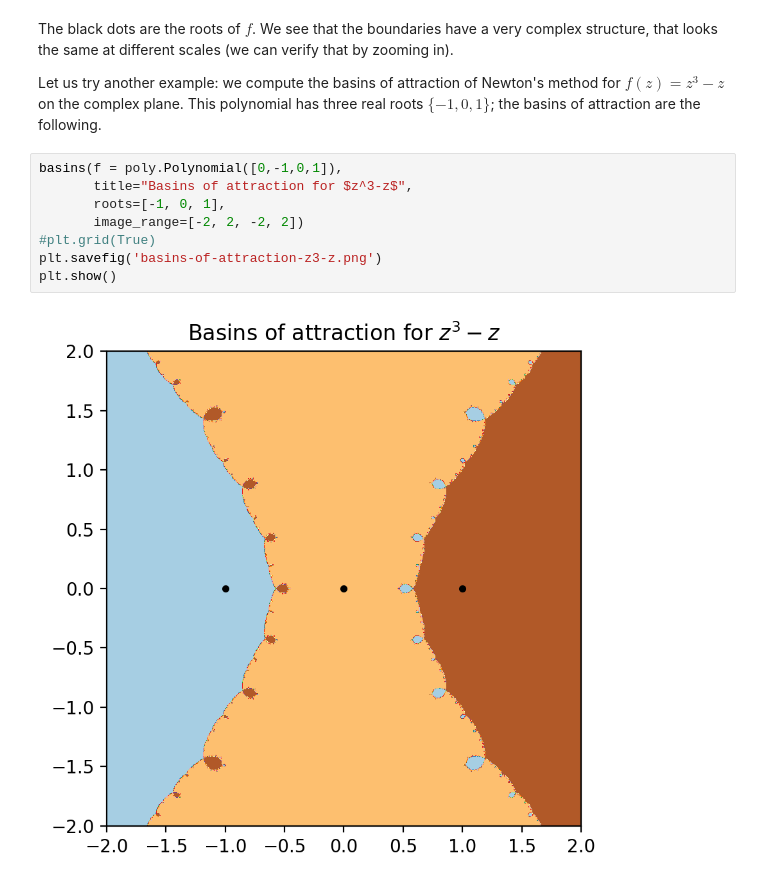
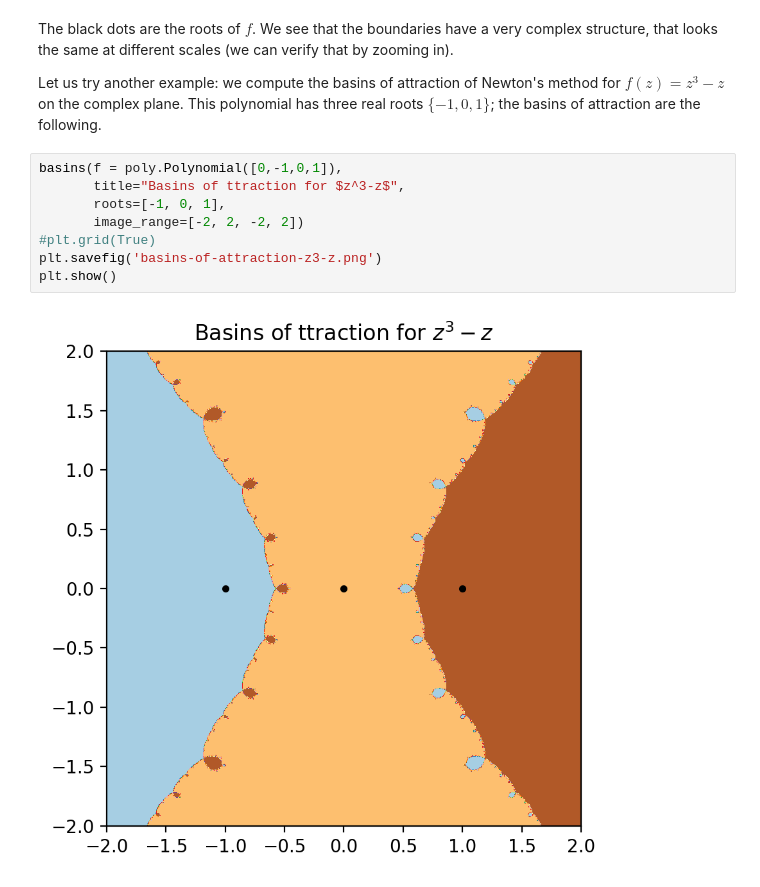
Before and after one commit to mmarzolla/chaos-fractals-phd-course, a Jupyter notebook: Basins-of-attraction.ipynb, the cells around one changed output. Saved outputs shown, nothing was run; the diff lists cells and outputs as text.

```diff
--- a/Basins-of-attraction.ipynb
+++ b/Basins-of-attraction.ipynb
@@ -153,11 +154,11 @@ The black dots are the roots of $f$. We see that the boundaries have a very comp
 Let us try another example: we compute the basins of attraction of Newton's method for $f(z) = z^3 - z$ on the complex plane. This polynomial has three real roots $\{-1, 0, 1\}$; the basins of attraction are the following.
 # %%
 basins(f = poly.Polynomial([0,-1,0,1]),
-       title="Basins of attraction for $z^3-z$",
+       title="Basins of ttraction for $z^3-z$",
        roots=[-1, 0, 1],
        image_range=[-2, 2, -2, 2])
 #plt.grid(True)
 plt.savefig('basins-of-attraction-z3-z.png')
 plt.show()
 # %% [output]
-[figure, old version]
+[figure, new version]
```
Also changed, not shown: parts of 2 cells of this notebook.
